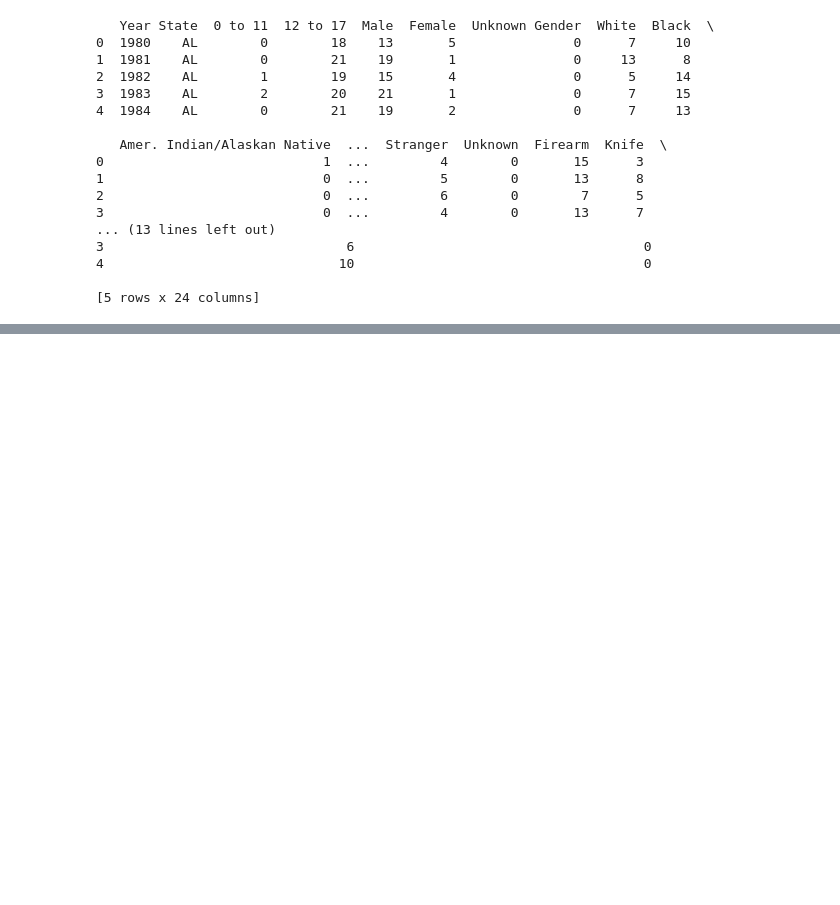
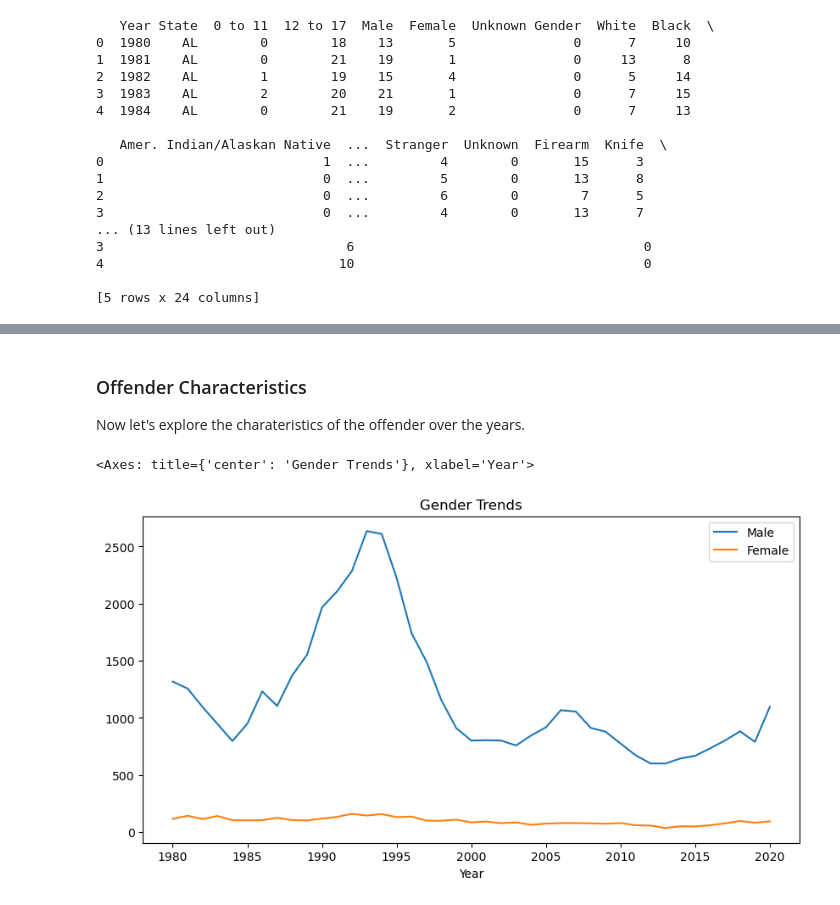
Before and after one commit to nsano1/CSE572FinalProject, a Jupyter notebook: exploratory_data_analysis.ipynb, the cells around one changed output, grey strips where cells are left out. Drawn from its saved outputs; the diff is of its cells as text; code cells hidden in the pictures; blank space fills up the shorter version.

```diff
--- a/exploratory_data_analysis.ipynb
+++ b/exploratory_data_analysis.ipynb
@@ -73,0 +89,10 @@ plt.show()
+# %% [markdown]
+### Offender Characteristics
+Now let's explore the charateristics of the offender over the years.
+# %%
+
+# Gender trends
+eda_data.groupby("Year")[['Male', 'Female']].sum().plot(title="Gender Trends", figsize=(10, 5))
+# %% [output]
+<Axes: title={'center': 'Gender Trends'}, xlabel='Year'>
+[figure, added]
```
Also changed, not shown: parts of 8 cells of this notebook.
